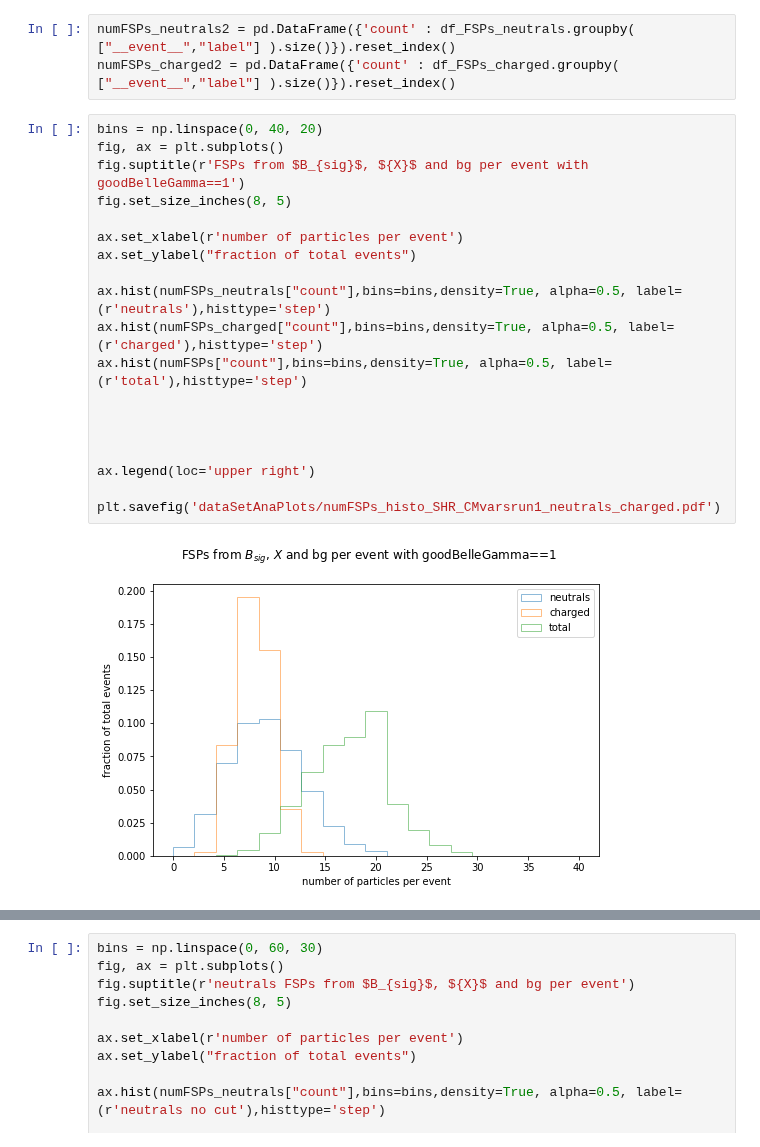
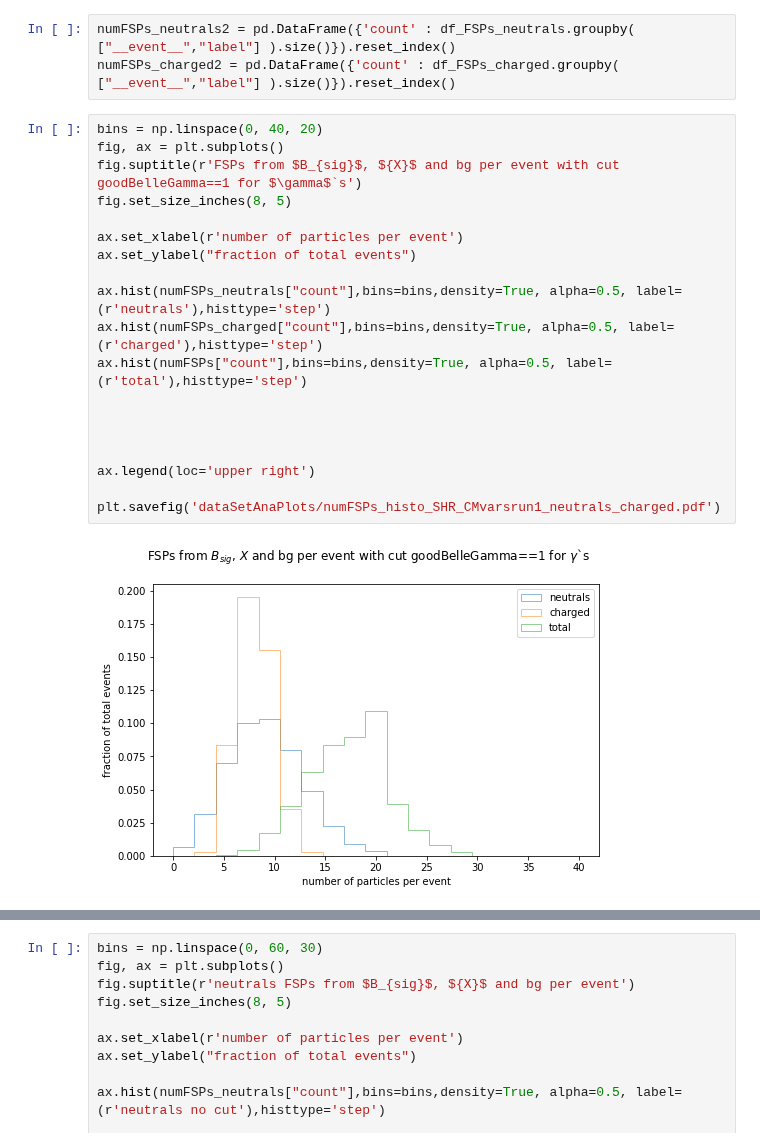
Before and after one commit to axelHeim/MCstudies, a Jupyter notebook: Dstlnu_Bt_generic/SHR_Hc_correctReco_BsX/dataSetAnalysis_df_level.ipynb, the cells around one changed output, grey strips where cells are left out. Drawn from its saved outputs; the diff is of its cells as text.

```diff
--- a/Dstlnu_Bt_generic/SHR_Hc_correctReco_BsX/dataSetAnalysis_df_level.ipynb
+++ b/Dstlnu_Bt_generic/SHR_Hc_correctReco_BsX/dataSetAnalysis_df_level.ipynb
@@ -89,24 +89,24 @@ numFSPs_charged2 = pd.DataFrame({'count' : df_FSPs_charged.groupby( ["__event__"
 # %%
 bins = np.linspace(0, 40, 20)
 fig, ax = plt.subplots()
-fig.suptitle(r'FSPs from $B_{sig}$, ${X}$ and bg per event with goodBelleGamma==1')
+fig.suptitle(r'FSPs from $B_{sig}$, ${X}$ and bg per event with cut goodBelleGamma==1 for $\gamma$`s')
 fig.set_size_inches(8, 5)
 
 ax.set_xlabel(r'number of particles per event')
 ax.set_ylabel("fraction of total events")
 
 ax.hist(numFSPs_neutrals["count"],bins=bins,density=True, alpha=0.5, label=(r'neutrals'),histtype='step')
 ax.hist(numFSPs_charged["count"],bins=bins,density=True, alpha=0.5, label=(r'charged'),histtype='step')
 ax.hist(numFSPs["count"],bins=bins,density=True, alpha=0.5, label=(r'total'),histtype='step')
 
 
 
 
 ax.legend(loc='upper right')
 
 plt.savefig('dataSetAnaPlots/numFSPs_histo_SHR_CMvarsrun1_neutrals_charged.pdf')
 # %% [output]
-[figure, old version]
+[figure, new version]
 # %%
 label_cat = {0: "background",1: "X",2: "B-sig"}
 
```
Also changed, not shown: parts of 1 cell of this notebook.
